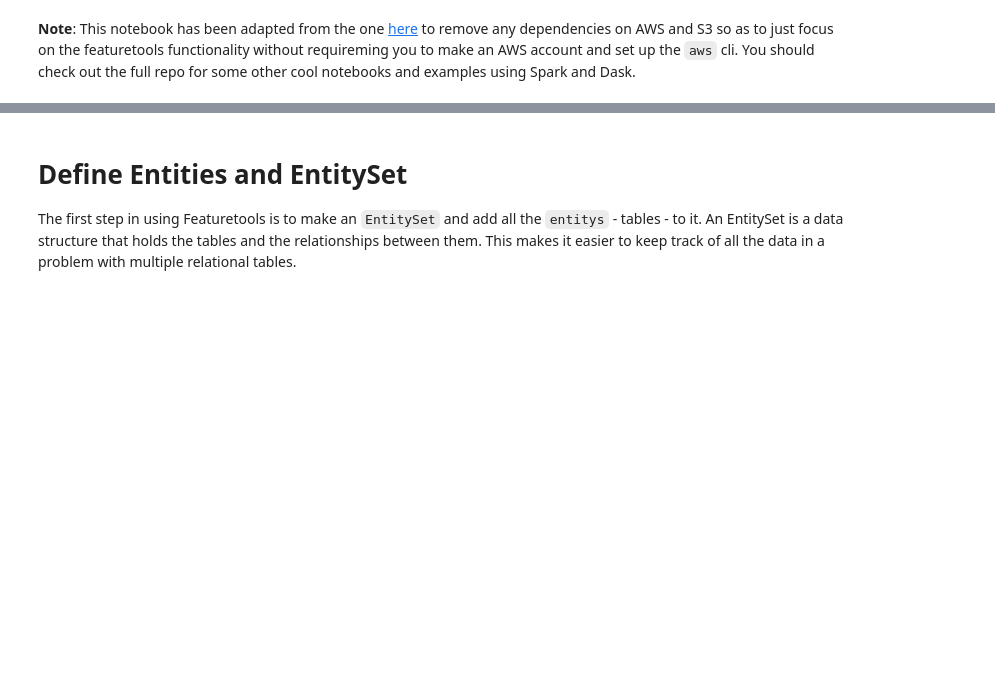
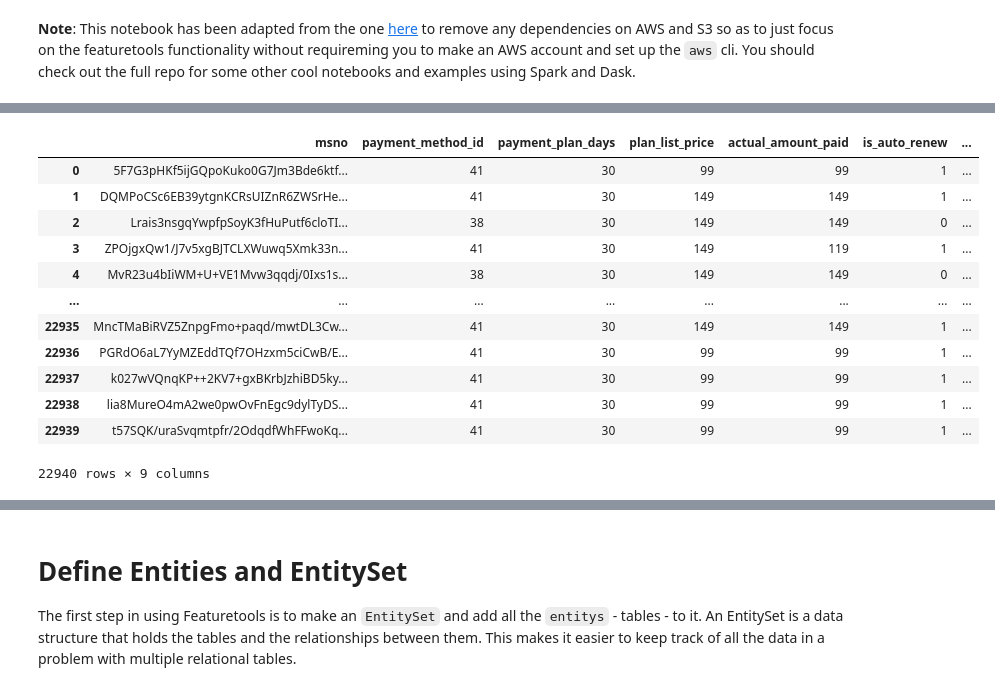
Before and after one commit to deannachurch/featuretools, a Jupyter notebook: Feature Engineering.ipynb, the cells around one changed output, grey strips where cells are left out. Drawn from its saved outputs; the diff is of its cells as text; code cells hidden in the pictures; blank space fills up the shorter version.

Commit message:
Tried to upgrade notebook to current version

```diff
--- a/Feature Engineering.ipynb
+++ b/Feature Engineering.ipynb
@@ -55,13 +58,16 @@ Path("./data/churn").mkdir(parents=True, exist_ok=True)
 # %%
 # Read in all data
+#infer_datetime_format is deprecated. A strict version of it is now the default
 members = pd.read_csv('https://raw.githubusercontent.com/springboard-curriculum/featuretools/master/data/members.csv',
                       parse_dates=['registration_init_time'],
-                      infer_datetime_format = True,
+                      #infer_datetime_format = True,
                       dtype = {'gender': 'category'})
 
 trans = pd.read_csv('https://raw.githubusercontent.com/springboard-curriculum/featuretools/master/data/transactions.csv',
                    parse_dates=['transaction_date', 'membership_expire_date'],
-                    infer_datetime_format = True)
+
+                    #infer_datetime_format = True
+                    )
 
 logs = pd.read_csv(f'https://raw.githubusercontent.com/springboard-curriculum/featuretools/master/data/logs.csv', parse_dates = ['date'])
 
@@ -74,0 +97,16 @@ This schema is all the domain knowledge needed to perform automated feature engi
+# %%
+display(trans)
+# %% [output]
+|  | msno | payment_method_id | payment_plan_days | plan_list_price | actual_amount_paid | is_auto_renew | ... |
+| 0 | 5F7G3pHKf5ijGQpoKuko0G7Jm3Bde6ktf... | 41 | 30 | 99 | 99 | 1 | ... |
+| 1 | DQMPoCSc6EB39ytgnKCRsUIZnR6ZWSrHe... | 41 | 30 | 149 | 149 | 1 | ... |
+| 2 | Lrais3nsgqYwpfpSoyK3fHuPutf6cloTI... | 38 | 30 | 149 | 149 | 0 | ... |
+| 3 | ZPOjgxQw1/J7v5xgBJTCLXWuwq5Xmk33n... | 41 | 30 | 149 | 119 | 1 | ... |
+| 4 | MvR23u4bIiWM+U+VE1Mvw3qqdj/0Ixs1s... | 38 | 30 | 149 | 149 | 0 | ... |
+| ... | ... | ... | ... | ... | ... | ... | ... |
+| 22935 | MncTMaBiRVZ5ZnpgFmo+paqd/mwtDL3Cw... | 41 | 30 | 149 | 149 | 1 | ... |
+| 22936 | PGRdO6aL7YyMZEddTQf7OHzxm5ciCwB/E... | 41 | 30 | 99 | 99 | 1 | ... |
+| 22937 | k027wVQnqKP++2KV7+gxBKrbJzhiBD5ky... | 41 | 30 | 99 | 99 | 1 | ... |
+| 22938 | lia8MureO4mA2we0pwOvFnEgc9dylTyDS... | 41 | 30 | 99 | 99 | 1 | ... |
+| 22939 | t57SQK/uraSvqmtpfr/2OdqdfWhFFwoKq... | 41 | 30 | 99 | 99 | 1 | ... |
+22940 rows × 9 columns
```
Also changed, not shown: parts of 44 cells of this notebook, 1 other file.
